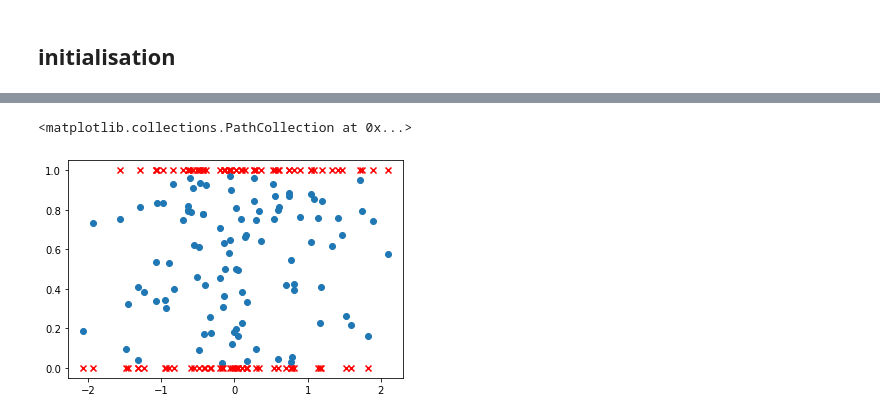
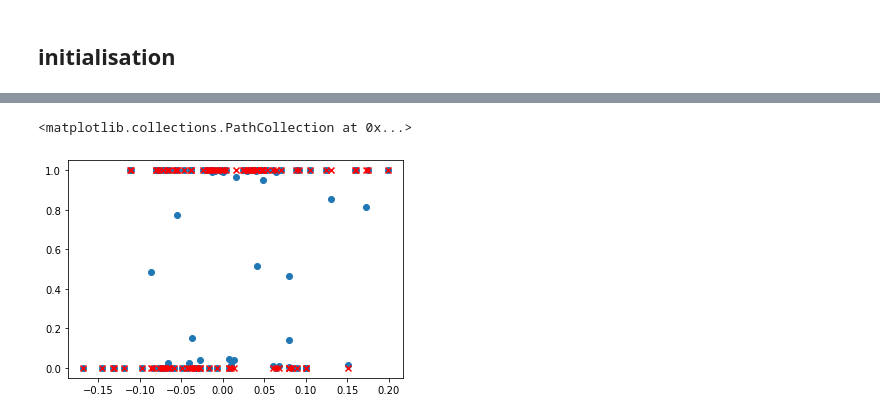
Before and after one commit to camillebesnainou/2022-01-10-polychrony, a Jupyter notebook: 2021-12-12-logistic-regression.ipynb, the cells around one changed output, grey strips where cells are left out. Saved outputs shown, nothing was run; the diff lists cells and outputs as text; code cells hidden in the pictures.

```diff
--- a/2021-12-12-logistic-regression.ipynb
+++ b/2021-12-12-logistic-regression.ipynb
@@ -17,28 +17,30 @@ Definition des variables et fonctions
 # %%
-N = 256 # number of factors
-n_classes = 10 # number of classes
-N_batch = 100
-seed = 1973 # release year of https://en.wikipedia.org/wiki/Ring_Ring_(ABBA_song)
+N = 256 # nombre de valeurs de l'entrée
+n_classes = 10 # nombre de classes
+N_batch = 100 # nombre d'entrée
+seed = 1973
 
 np.random.seed(seed)
-W = 0.1*np.random.randn(N+1, n_classes) # FIXED design matrix of weights (w) according to classes
+W = np.random.randn(N+1, n_classes) # FIXED design matrix of weights (w) according to classes
 
-#Definition de l'évidence (e)
-def evidence(W, X):
-    e = (X @ W[:-1, :]) + W[-1, :]
-    return e
+# Definition de l'évidence (e)
+#def evidence(W, X):
+    #e = ( X @ W[:-1, :]) + W[-1, :] # W[:-1, :] = N-1 poids pour n_classes /// W[-1, :] = 1 biais pour chaque classe
+    #return e
 
-#Transformation de l'entrée (e) en probabilité (p) selon une courbe de regression logistique
+# Transformation de l'entrée (e) en probabilité (p) selon une courbe de regression logistique
 def psychometric_function(W, X):
-    e = evidence(W, X)
+    e = ( X @ W[:-1, :]) + W[-1, :]
+    #e = evidence(W, X)
     return 1 / (1 + np.exp(-e))
 
-#Tirage de Bernoulli : si p > à random => 1, si p < à random = 0
+# Tirage de Bernoulli : si p > à random => 1, si p < à random = 0
 def get_data(W, seed, N_batch):
     N, n_classes = W.shape[0]-1, W.shape[1]
     np.random.seed(seed)
-    X = np.random.randn(N_batch, N) #nos entrées (x) selon les batchs
+    X = np.random.randn(N_batch, N) #nos entrées (X) n_batc entrées comprenant chacune N valeurs
     p = psychometric_function(W, X)
-    y = p > np.random.rand(N_batch, n_classes)  # Bernoulli, generate data
+    y = p > 0.5# Bernoulli, generate data
+
     return X, p, y
 # %%
@@ -48,0 +49,4 @@ Visualisation des données
+# %%
+X, p, y = get_data(W, seed, N_batch)
+#e = ( X @ W[:-1, :]) + W[-1, :]
+X.shape, e.shape, p.shape, y.shape
@@ -64,8 +85,10 @@ plt.scatter(e[:,1],y[:,1],marker="x", color="red") #Sortie de Bernoulli
 # %%
-# Visualisation de p (pour 1 classe) en fonction de x (pour un N) + de la sortie y
+# Visualisation de p en fonction de chaque entrée X + de la sortie y
+# 'permise' par l'ajout des w et biais
 
-plt.scatter(X[:,1],p[:,1])
-plt.scatter(X[:,1],y[:,1],marker="x", color="red")
+X_1 = np.average(X.reshape(-1, 256), axis=1)
+plt.scatter(X_1,p[:,1])
+plt.scatter(X_1,y[:,1],marker="x", color="red")
 # %% [output]
 <matplotlib.collections.PathCollection at 0x...>
-[figure, old version]
+[figure, new version]
```
Also changed, not shown: parts of 34 cells of this notebook.
